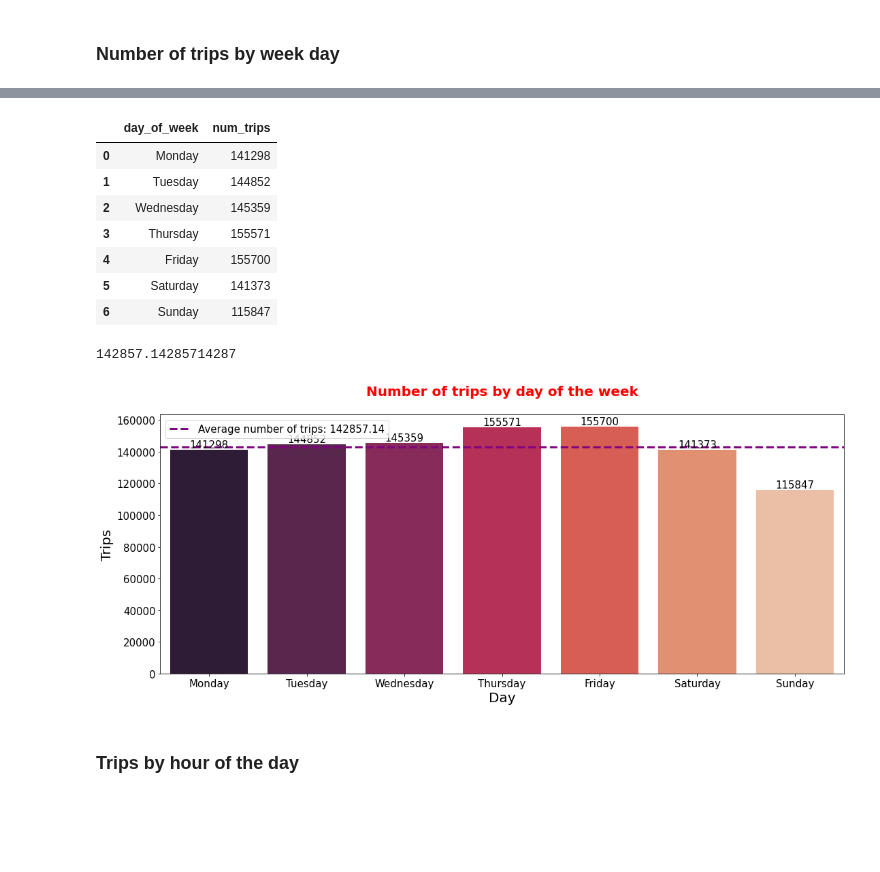
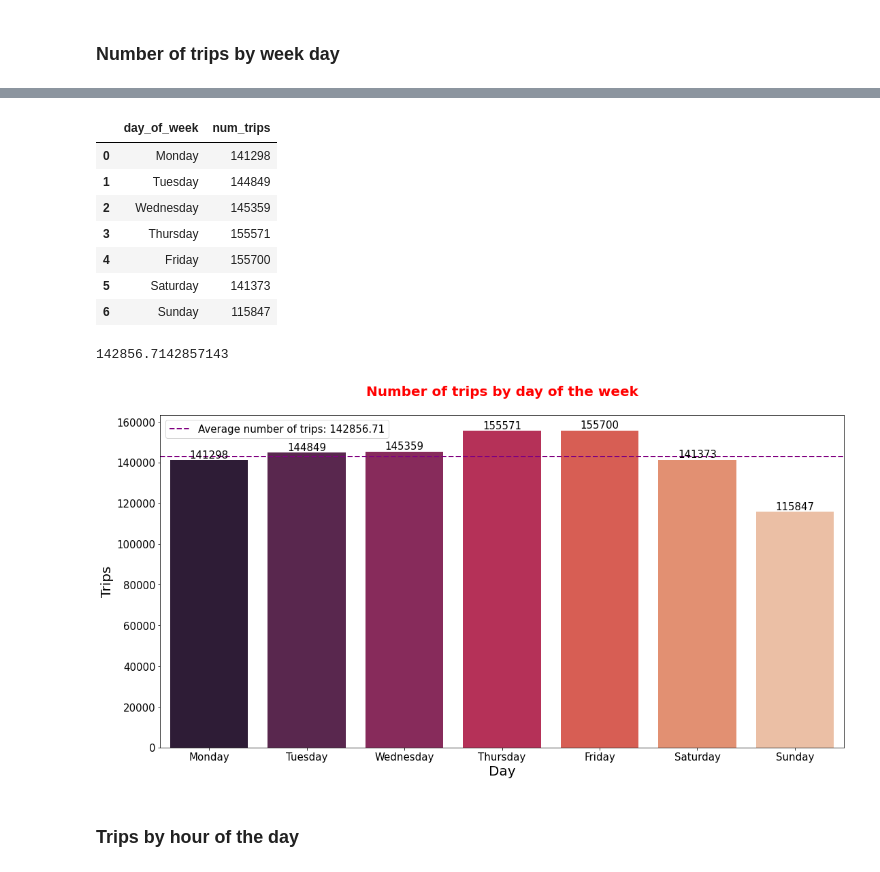
Before and after one commit to dclfbk/escooter_trento, a Jupyter notebook: code/ExploreTrips.ipynb, the cells around one changed output, grey strips where cells are left out. Drawn from its saved outputs; the diff is of its cells as text; code cells hidden in the pictures; blank space fills up the shorter version.

```diff
--- a/code/ExploreTrips.ipynb
+++ b/code/ExploreTrips.ipynb
@@ -7,3 +7,15 @@
 - plot trips by hour for each operator: wind vs BIT e-scooters
 - plot usage by month
 - plot cumulative time of usage per day
+# %%
+import os
+import sys
+from google.colab import drive
+import glob
+
+path = "/content/drive"
+drive.mount(path, force_remount=True)
+data_path = "drive/MyDrive/Colab Notebooks/escooter_TN"
+
+myfiles = glob.glob(os.path.join(data_path, '*'))
+print(myfiles)
@@ -14,7 +29,7 @@ import matplotlib.pyplot as plt
 import seaborn as sns
 import datetime as dt
 # %%
-df = pd.read_parquet('../data/trips_pointv3.parquet')
+df = pd.read_parquet(data_path+'/trips_pointv3_cleaned.parquet')
 # %%
 df
 # %% [output]
@@ -200,9 +126,2 @@ The average trip is approximately 5 minutes long.
 # %% [markdown]
 ### Number of trips per day
-# %%
-d=[]
-for row in range(len(df)):
-  gg=df.point_timestamp[row].date()
-  d.append(gg)
-df['date']=d
-df
@@ -272,7 +177,7 @@ trip_by_weekday
 # %% [output]
 |  | day_of_week | num_trips |
 | 0 | Monday | 141298 |
-| 1 | Tuesday | 144852 |
+| 1 | Tuesday | 144849 |
 | 2 | Wednesday | 145359 |
 | 3 | Thursday | 155571 |
 | 4 | Friday | 155700 |
@@ -281,24 +186,24 @@ trip_by_weekday
 # %%
 trip_by_weekday["num_trips"].mean()
 # %% [output]
-142857.14285714287
+142856.7142857143
 # %%
-plt.figure(figsize = (18, 7))
+plt.figure(figsize = (18, 9))
 plot = sns.barplot(x = "day_of_week", y = "num_trips", data = trip_by_weekday, palette = "rocket")
 for p in plot.patches:
   plot.annotate('{:.0f}'.format(p.get_height()),
                 (p.get_x()+0.4, p.get_height()),
                 ha='center', va='bottom',color= 'black', size = 15)
-plot.axhline(trip_by_weekday["num_trips"].mean(), linestyle="--", color="purple", label="Average number of trips: "+str(round(trip_by_weekday["num_trips"].mean(),2)), linewidth = 3)
+plot.axhline(trip_by_weekday["num_trips"].mean(), linestyle="--", color="purple", label="Average number of trips: "+str(round(trip_by_weekday["num_trips"].mean(),2)), linewidth = 2)
 plt.title("Number of trips by day of the week\n", size = 20, color = "red", weight = "bold")
 plt.xlabel("Day", size = 20, color = 'black')
 plt.ylabel("Trips", size = 20, color = 'black')
-plt.legend(prop={'size': 15})
+plt.legend(prop={'size': 15}, loc='upper left')
 plt.xticks(size = 15)
 plt.yticks(size = 15)
 plt.show()
 # %% [output]
-[figure, old version]
+[figure, new version]
 # %% [markdown]
 ### Trips by hour of the day
 # %%
```
Also changed, not shown: parts of 51 cells of this notebook.
